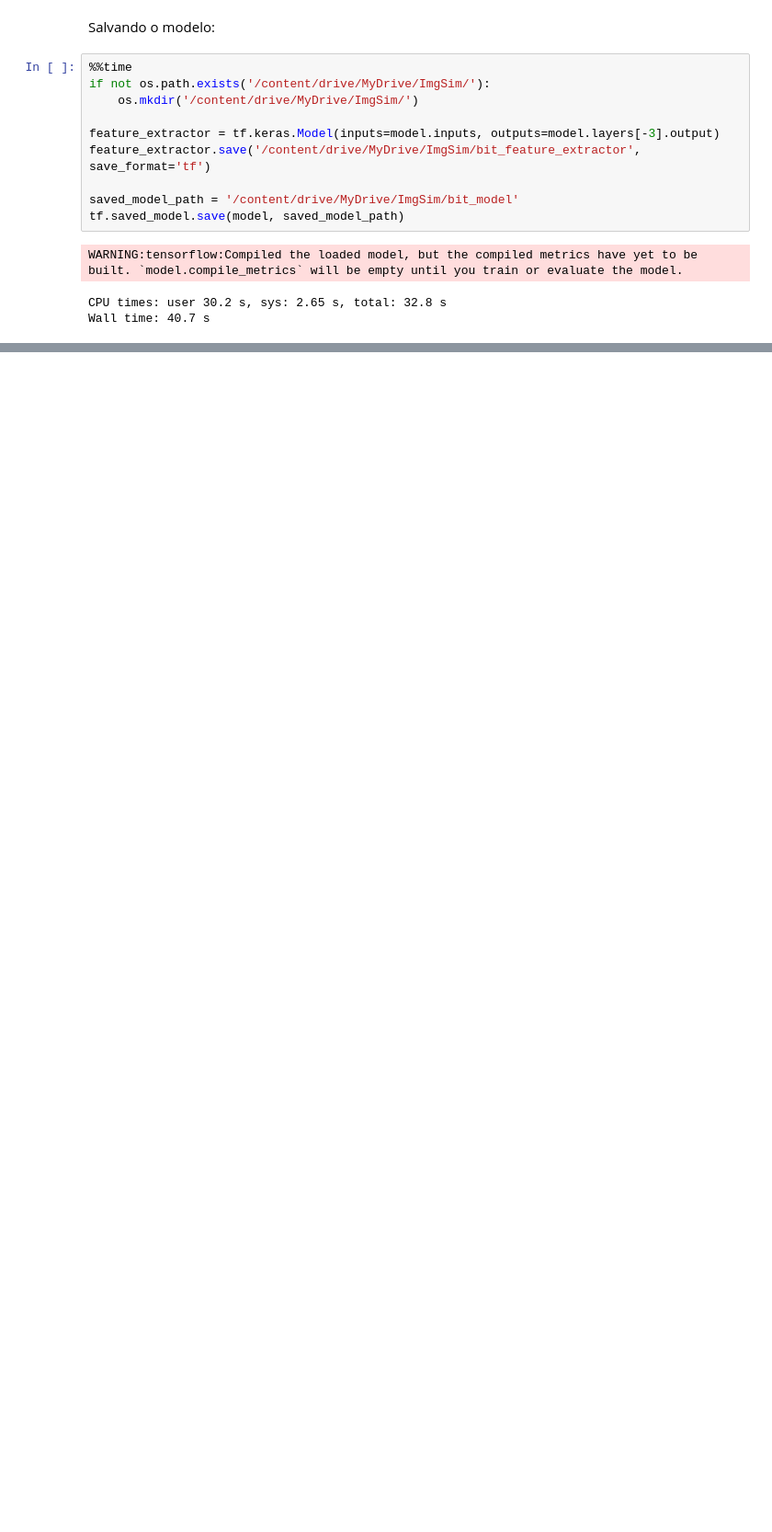
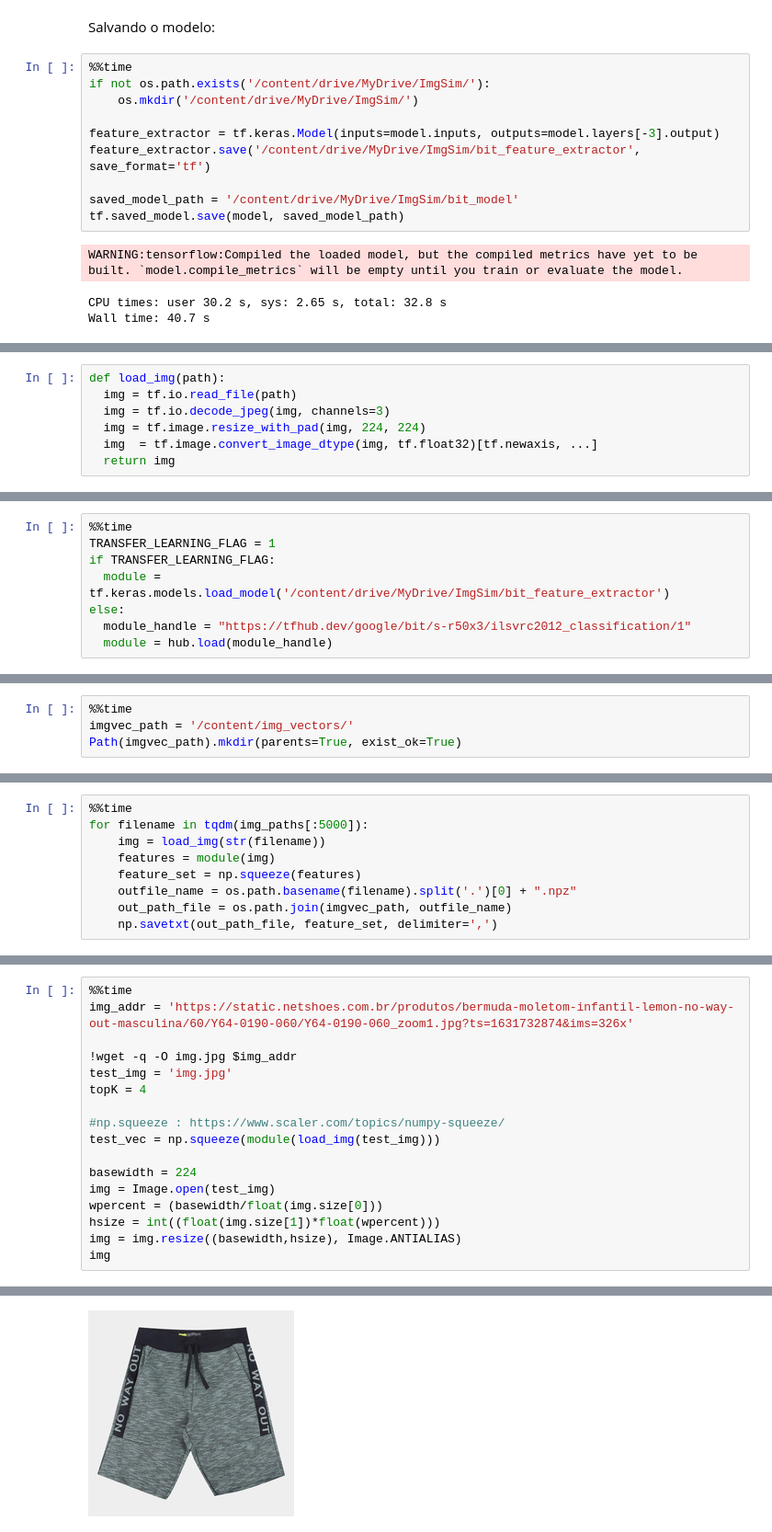
Before and after one commit to casjunior93/Desafio-DIO-Sistema-de-Recomendacao-por-Imagens-Digitais, a Jupyter notebook: Sistema_de_Recomendação_por_Imagens_Digitais.ipynb, the cells around one changed output, grey strips where cells are left out. Shown at 92% size. Cells and saved outputs as stored; diff of their text form; blank space fills up the shorter version.

```diff
--- a/Sistema_de_Recomendação_por_Imagens_Digitais.ipynb
+++ b/Sistema_de_Recomendação_por_Imagens_Digitais.ipynb
@@ -286,0 +286,7 @@ Wall time: 40.7 s
+# %%
+def load_img(path):
+  img = tf.io.read_file(path)
+  img = tf.io.decode_jpeg(img, channels=3)
+  img = tf.image.resize_with_pad(img, 224, 224)
+  img  = tf.image.convert_image_dtype(img, tf.float32)[tf.newaxis, ...]
+  return img
@@ -286,0 +295,8 @@ Wall time: 40.7 s
+# %%
+%%time
+TRANSFER_LEARNING_FLAG = 1
+if TRANSFER_LEARNING_FLAG:
+  module = tf.keras.models.load_model('/content/drive/MyDrive/ImgSim/bit_feature_extractor')
+else:
+  module_handle = "https://tfhub.dev/google/bit/s-r50x3/ilsvrc2012_classification/1"
+  module = hub.load(module_handle)
@@ -286,0 +309,4 @@ Wall time: 40.7 s
+# %%
+%%time
+imgvec_path = '/content/img_vectors/'
+Path(imgvec_path).mkdir(parents=True, exist_ok=True)
@@ -286,0 +316,9 @@ Wall time: 40.7 s
+# %%
+%%time
+for filename in tqdm(img_paths[:5000]):
+    img = load_img(str(filename))
+    features = module(img)
+    feature_set = np.squeeze(features)
+    outfile_name = os.path.basename(filename).split('.')[0] + ".npz"
+    out_path_file = os.path.join(imgvec_path, outfile_name)
+    np.savetxt(out_path_file, feature_set, delimiter=',')
@@ -286,0 +440,18 @@ Wall time: 40.7 s
+# %%
+%%time
+img_addr = 'https://static.netshoes.com.br/produtos/bermuda-moletom-infantil-lemon-no-way-out-masculina/60/Y64-0190-060/Y64-0190-060_zoom1.jpg?ts=1631732874&ims=326x'
+
+!wget -q -O img.jpg $img_addr
+test_img = 'img.jpg'
+topK = 4
+
+#np.squeeze : https://www.scaler.com/topics/numpy-squeeze/
+test_vec = np.squeeze(module(load_img(test_img)))
+
+basewidth = 224
+img = Image.open(test_img)
+wpercent = (basewidth/float(img.size[0]))
+hsize = int((float(img.size[1])*float(wpercent)))
+img = img.resize((basewidth,hsize), Image.ANTIALIAS)
+img
+# %% [output]
@@ -286,0 +460 @@ Wall time: 40.7 s
+[figure, added]
```
Also changed, not shown: parts of 37 cells of this notebook.
